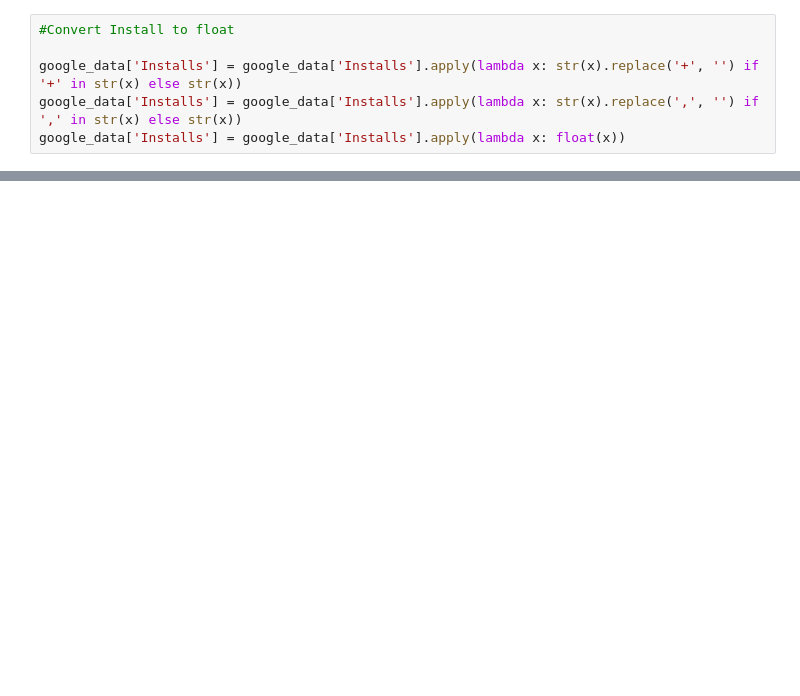
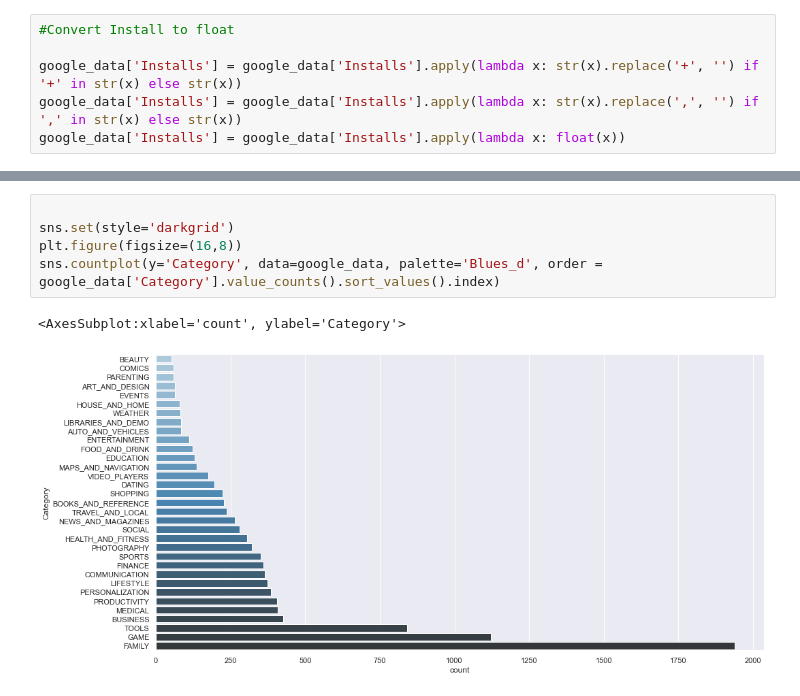
Before and after one commit to nguyengoc16/DataScience, a Jupyter notebook: GGplaystore-checkpoint.ipynb, the cells around one changed output, grey strips where cells are left out. Cells and saved outputs as stored; diff of their text form; blank space fills up the shorter version.

```diff
--- a/GGplaystore-checkpoint.ipynb
+++ b/GGplaystore-checkpoint.ipynb
@@ -183,0 +210,8 @@ google_data.describe()
+# %%
+
+sns.set(style='darkgrid')
+plt.figure(figsize=(16,8))
+sns.countplot(y='Category', data=google_data, palette='Blues_d', order = google_data['Category'].value_counts().sort_values().index)
+# %% [output]
+<AxesSubplot:xlabel='count', ylabel='Category'>
+[figure, added]
```
Also changed, not shown: parts of 11 cells of this notebook.
